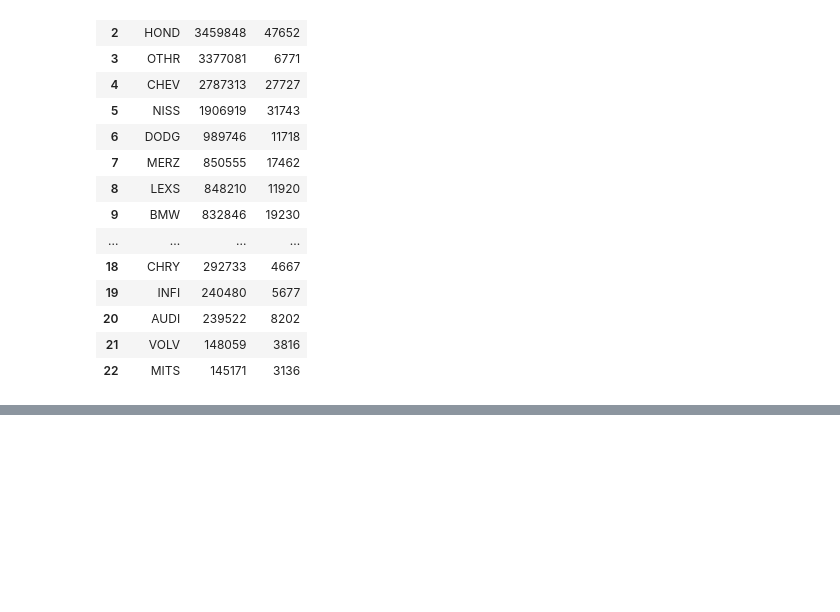
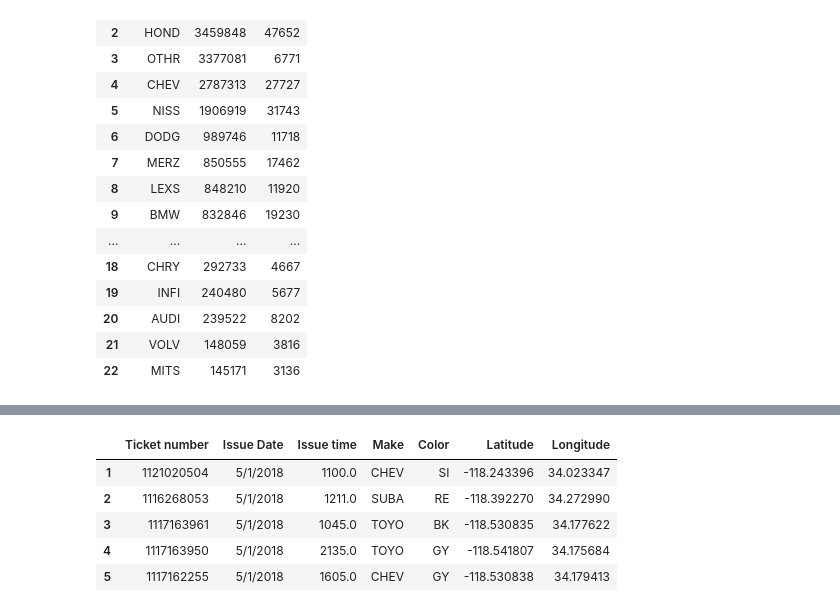
Before and after one commit to chele0630/Team3_Project1, a Jupyter notebook: CitationPy.ipynb, the cells around one changed output, grey strips where cells are left out. Cells and saved outputs as stored; diff of their text form; code cells hidden in the pictures; blank space fills up the shorter version.

```diff
--- a/CitationPy.ipynb
+++ b/CitationPy.ipynb
@@ -364,3 +369,10 @@ pd.merge(dmv_df3,citation_df7,how="inner")
 | 20 | AUDI | 239522 | 8202 |
 | 21 | VOLV | 148059 | 3816 |
 | 22 | MITS | 145171 | 3136 |
+# %%
+# Set Los Angeles base coordinates for center of city
+laCoords = 34.0522, -118.2437
+# Create base map of Los Angeles
+m = folium.Map(location= laCoords, zoom_start=10)
+# print map to verify working
+m
@@ -366,0 +381,7 @@ pd.merge(dmv_df3,citation_df7,how="inner")
+# %%
+# clean up the lat / Lon from x/y to lat / lon
+pm = '+proj=lcc +lat_1=34.03333333333333 +lat_2=35.46666666666667 +lat_0=33.5 +lon_0=-118 +x_0=2000000 +y_0=500000.0000000002 +ellps=GRS80 +datum=NAD83 +to_meter=0.3048006096012192 +no_defs'
+x1m,y1m = citation_df2['Latitude'].values, citation_df2['Longitude'].values
+x2m,y2m = pyproj.transform(pyproj.Proj(pm,preserve_units = True), pyproj.Proj("+init=epsg:4326"), x1m,y1m)
+citation_df2['Latitude']=x2m
+citation_df2['Longitude']=y2m
@@ -366,0 +398,21 @@ pd.merge(dmv_df3,citation_df7,how="inner")
+# %%
+mc = MarkerCluster()
+# Set a sample of the over all dataframe
+subdf = citation_df2[(citation_df2['Longitude'].notnull())].loc[1:1000,:]
+subdf.head()
+#creating a Marker for each point in of a citation. Each point will get a popup with their zip
+for row in subdf.itertuples():
+    mc.add_child(folium.Marker(location=[row.Latitude,  row.Longitude]))
+m.add_child(mc)
+# Reset the index and drop dups if any
+citation_df2.reset_index(inplace=True, drop=True)
+subdf = citation_df2[(citation_df2['Longitude'].notnull())].loc[1:10000,:]
+# Display the head of the dataframe
+subdf.head()
+# %% [output]
+|  | Ticket number | Issue Date | Issue time | Make | Color | Latitude | Longitude |
+| 1 | 1121020504 | 5/1/2018 | 1100.0 | CHEV | SI | -118.243396 | 34.023347 |
+| 2 | 1116268053 | 5/1/2018 | 1211.0 | SUBA | RE | -118.392270 | 34.272990 |
+| 3 | 1117163961 | 5/1/2018 | 1045.0 | TOYO | BK | -118.530835 | 34.177622 |
+| 4 | 1117163950 | 5/1/2018 | 2135.0 | TOYO | GY | -118.541807 | 34.175684 |
+| 5 | 1117162255 | 5/1/2018 | 1605.0 | CHEV | GY | -118.530838 | 34.179413 |
```
Also changed, not shown: parts of 8 cells of this notebook, 5 other files.
